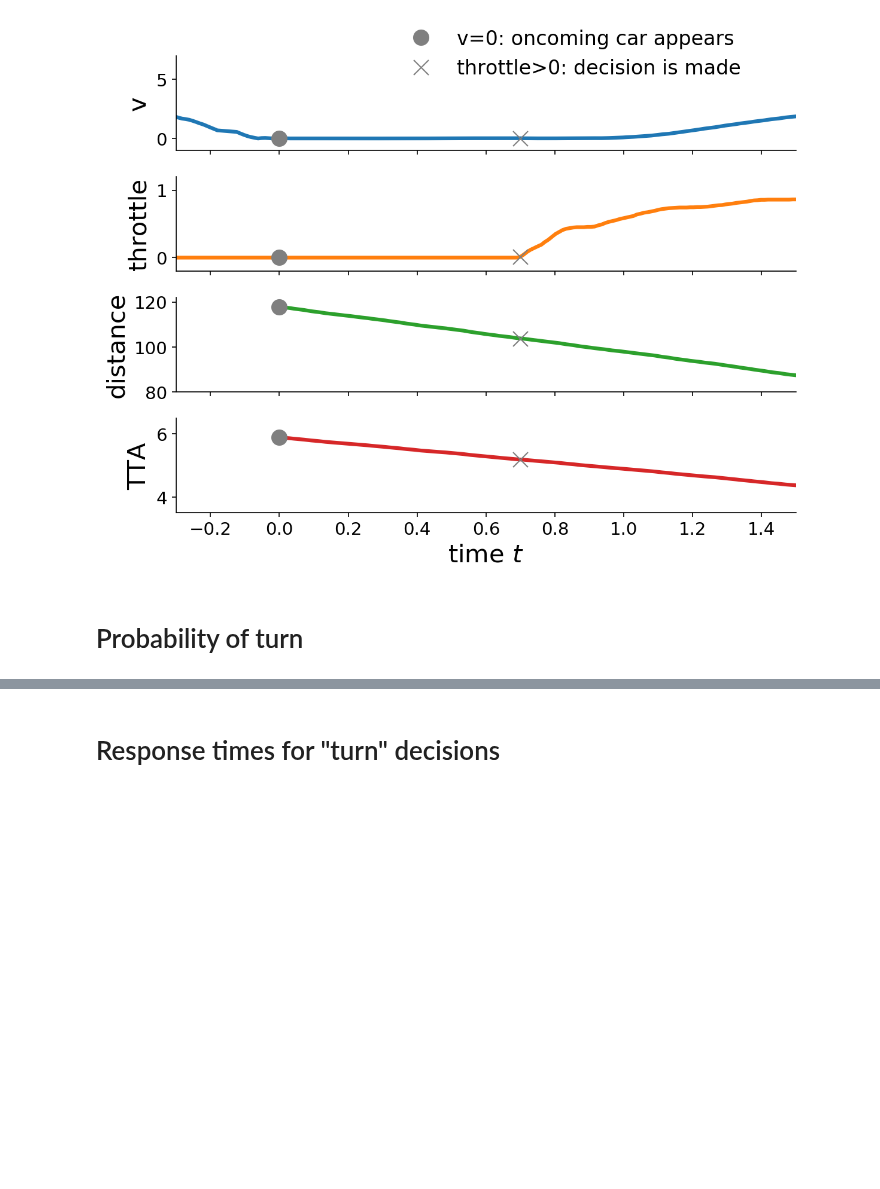
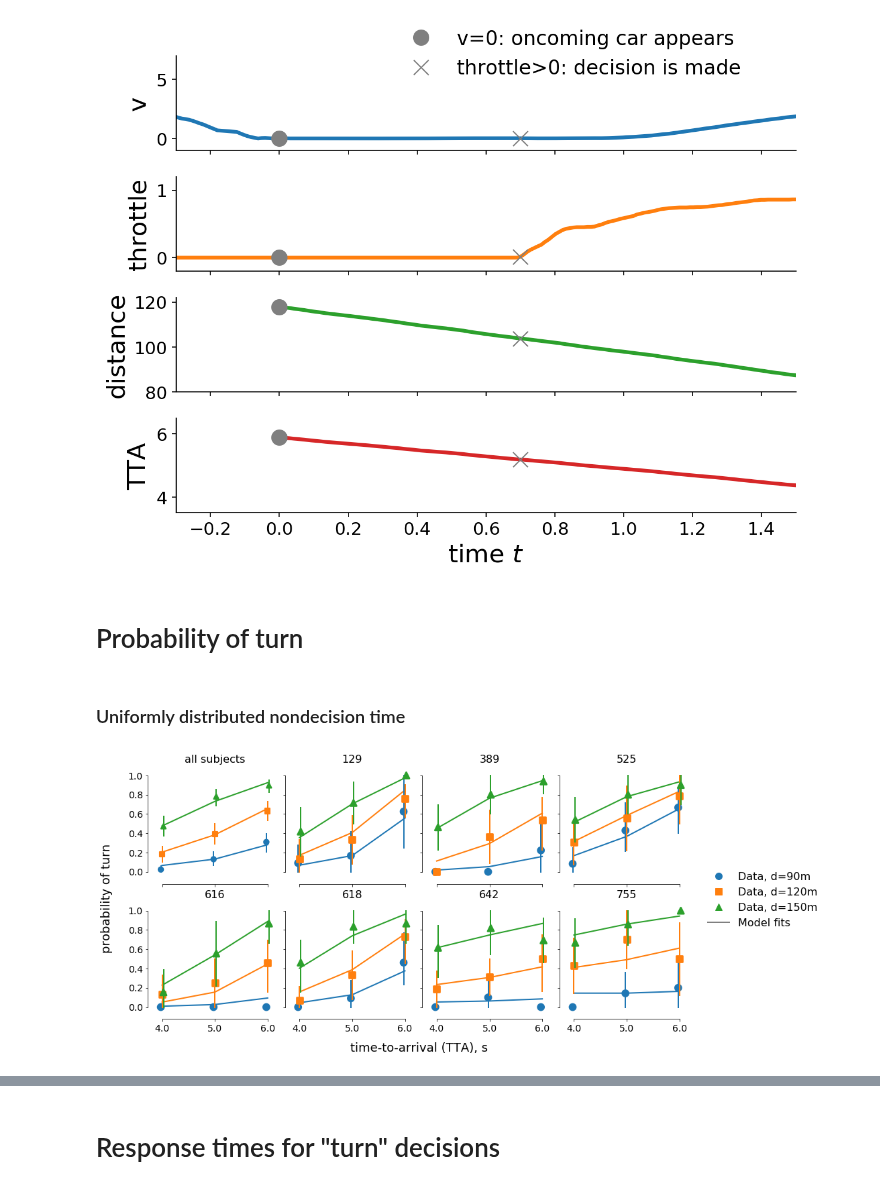
Before and after one commit to cherepaha/evidence_accumulation_in_gap_acceptance, a Jupyter notebook: data_and_model_analysis/paper_figures.ipynb, the cells around one changed output, grey strips where cells are left out. Cells and saved outputs as stored; diff of their text form; code cells hidden in the pictures; blank space fills up the shorter version.

```diff
--- a/data_and_model_analysis/paper_figures.ipynb
+++ b/data_and_model_analysis/paper_figures.ipynb
@@ -167,6 +167,13 @@ plt.savefig('../output/trial_timeline.png', bbox_inches='tight')
 [figure]
 # %% [markdown]
 # Probability of turn
+# %% [markdown]
+### Uniformly distributed nondecision time
 # %%
-fit_results_path = '../model_fit_results/tta_and_d/5_tta-_and_d-dependent_drift_and_bounds_and_uniformly_distributed_nondecision_time'
+fit_results_path = '../model_fit_results/_obsolete/5_tta-_and_d-dependent_drift_and_bounds_and_uniformly_distributed_nondecision_time'
 exp_data = pd.read_csv('../data/measures.csv')
+helper.plot_var_by_subject(data=exp_data, fit_results_path=fit_results_path,
+                           var='is_turn_decision', ylabel='probability of turn')
+plt.savefig('../output/p_turn.png', bbox_inches='tight')
+# %% [output]
+[figure, added]
```
Also changed, not shown: parts of 12 cells of this notebook, 8 other files.
